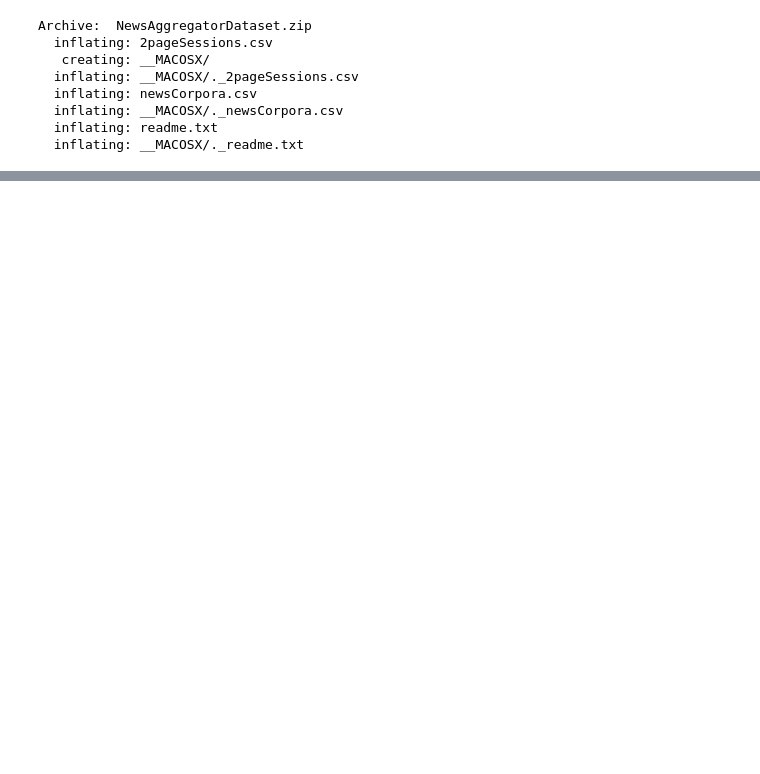
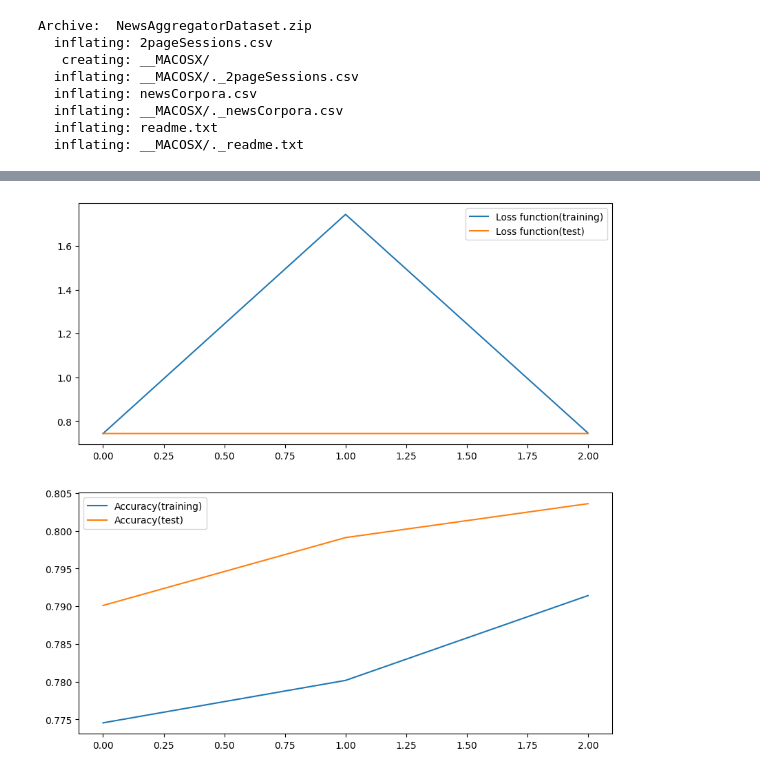
Before and after one commit to paotabetai/NLP100, a Jupyter notebook: C8_Neural_networks.ipynb, the cells around one changed output, grey strips where cells are left out. Saved outputs shown, nothing was run; the diff lists cells and outputs as text; code cells hidden in the pictures; blank space fills up the shorter version.

```diff
--- a/C8_Neural_networks.ipynb
+++ b/C8_Neural_networks.ipynb
@@ -344,0 +182,13 @@ print(model.score(X,Y)) # 74
+# %%
+import torch
+import torch.nn as nn
+import torch.nn.functional as F
+
+class NN(nn.Module):
+    def __init__(self, d, L):
+        super(NN, self).__init__()
+        self.fc1 = nn.Linear(d, L)
+
+    def forward(self, x):
+        x = F.softmax(self.fc1(x), dim=1)
+        return x
@@ -344,0 +302,77 @@ print(model.score(X,Y)) # 74
+# %%
+# 75, 76
+! rm ./checkpoint.csv
+
+
+import torch
+from torch.utils.data import TensorDataset, DataLoader
+import matplotlib.pyplot as plt
+
+
+model = NN(300, 4)
+loss_fn = torch.nn.CrossEntropyLoss()
+optimizer = torch.optim.SGD(model.parameters(), lr=0.5)
+
+train_losses = []
+train_accuracy = []
+test_losses = []
+test_accuracy = []
+with open(f'./checkpoint.csv', mode='a') as f:
+    writer = csv.writer(f)
+    writer.writerow(["EPOCH", "WEIGHT", "BIAS"])
+
+for i in range(3):
+  for x, y in loader:
+      y_hat = model(x)
+      loss = loss_fn(y_hat, y)
+
+      optimizer.zero_grad()
+      loss.backward()
+      optimizer.step()
+
+  with open(f'./checkpoint.csv', mode='a') as f:
+    writer = csv.writer(f)
+    writer.writerow([i, model.state_dict()['fc1.weight'], model.state_dict()['fc1.bias']])
+
+  correct = 0
+  num_train = 0
+
+  for x, y in loader:
+      y_hat = model(x)
+      y_hat_max_index = torch.argmax(y_hat)
+      y_max_index = torch.argmax(y)
+      if y_hat_max_index == y_max_index:
+        correct += 1
+      num_train += 1
+  train_losses.append(float(loss))
+  train_accuracy.append(correct/num_train)
+  optimizer.zero_grad()
+
+  correct = 0
+  num_test = 0
+
+  for x, y in testloader:
+      y_hat = model(x)
+      y_hat_max_index = torch.argmax(y_hat)
+      y_max_index = torch.argmax(y)
+      if y_hat_max_index == y_max_index:
+        correct += 1
+      num_test += 1
+      loss = loss_fn(y_hat, y)
+
+      optimizer.zero_grad()
+      loss.backward()
+      optimizer.step()
+  test_losses.append(float(loss))
+  test_accuracy.append(correct/num_test)
+  optimizer.zero_grad()
+fig = plt.figure(figsize = (10,10))
+ax1 = fig.add_subplot(2, 1, 1)
+ax2 = fig.add_subplot(2, 1, 2)
+ax1.plot([i for i in range(len(train_losses))], train_losses, label="Loss function(training)")
+ax1.plot([i for i in range(len(test_losses))], test_losses, label="Loss function(test)")
+ax2.plot([i for i in range(len(train_accuracy))], train_accuracy, label="Accuracy(training)")
+ax2.plot([i for i in range(len(test_accuracy))], test_accuracy, label="Accuracy(test)")
+ax1.legend()
+ax2.legend() # Google Colaboratoryでは動的なグラフ生成が手間なため割愛
+# %% [output]
@@ -344,0 +381 @@ print(model.score(X,Y)) # 74
+[figure, added]
```
Also changed, not shown: parts of 16 cells of this notebook.
